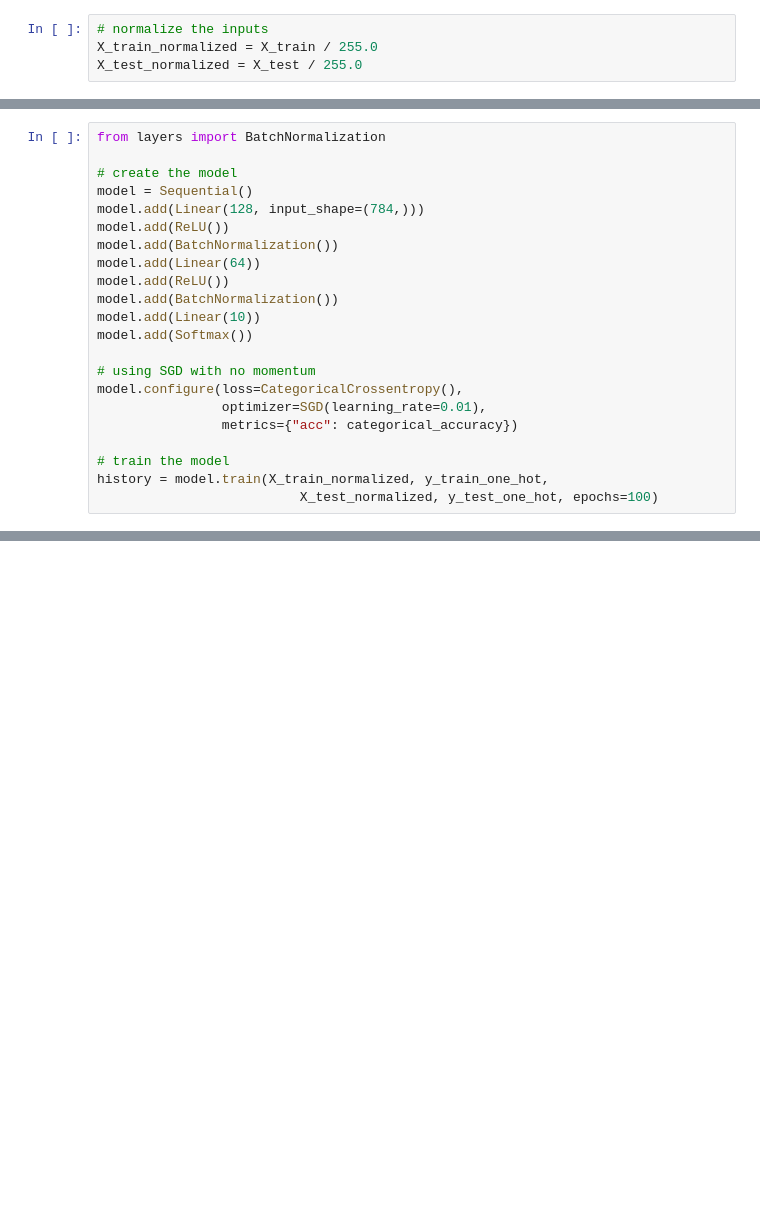
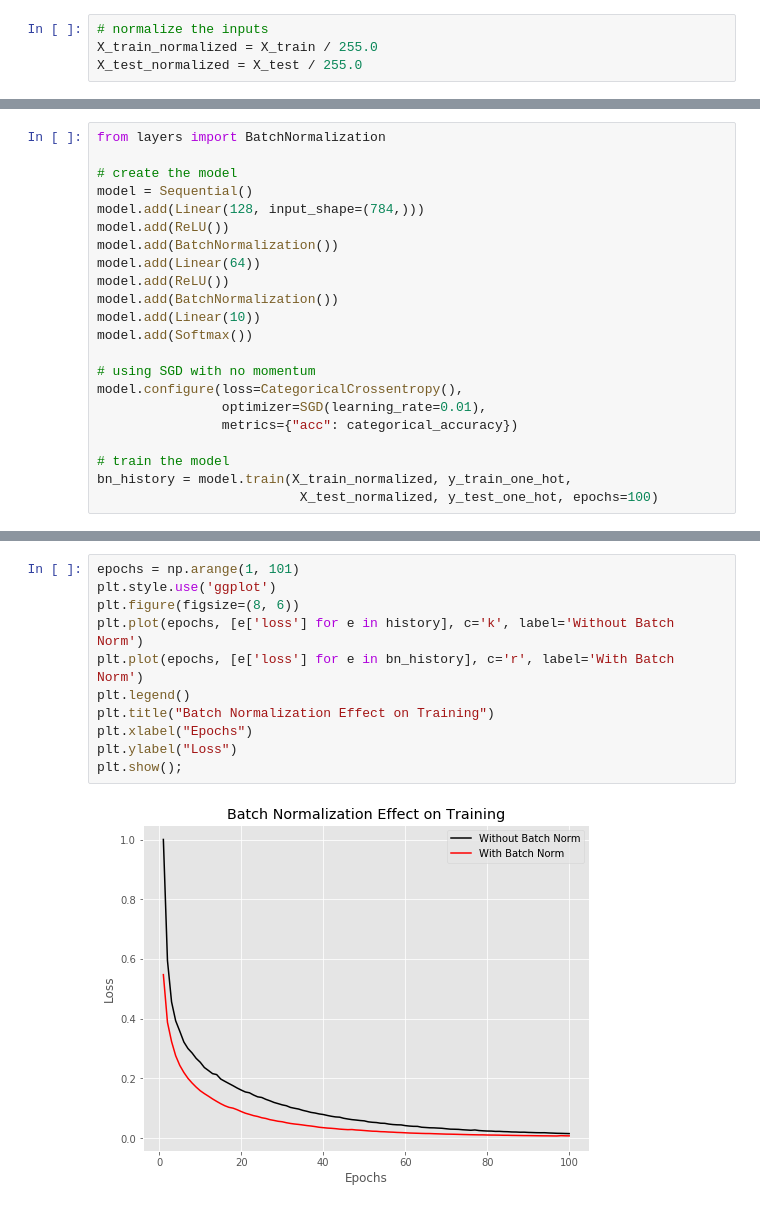
Before and after one commit to MoazAshraf/Deep-Learning-From-Scratch, a Jupyter notebook: demos/mnist_batchnorm_demo.ipynb, the cells around one changed output, grey strips where cells are left out. Saved outputs shown, nothing was run; the diff lists cells and outputs as text; blank space fills up the shorter version.

Commit message:
Added loss plots to the Batch Norm demo

```diff
--- a/demos/mnist_batchnorm_demo.ipynb
+++ b/demos/mnist_batchnorm_demo.ipynb
@@ -139,6 +139,6 @@ model.configure(loss=CategoricalCrossentropy(),
                 metrics={"acc": categorical_accuracy})
 
 # train the model
-history = model.train(X_train_normalized, y_train_one_hot,
+bn_history = model.train(X_train_normalized, y_train_one_hot,
                           X_test_normalized, y_test_one_hot, epochs=100)
 # %% [output]
@@ -161,0 +162,13 @@ Epoch 100       loss=0.006969   val_loss=0.179297       acc=0.999667    val_acc=
+# %%
+epochs = np.arange(1, 101)
+plt.style.use('ggplot')
+plt.figure(figsize=(8, 6))
+plt.plot(epochs, [e['loss'] for e in history], c='k', label='Without Batch Norm')
+plt.plot(epochs, [e['loss'] for e in bn_history], c='r', label='With Batch Norm')
+plt.legend()
+plt.title("Batch Normalization Effect on Training")
+plt.xlabel("Epochs")
+plt.ylabel("Loss")
+plt.show();
+# %% [output]
+[figure, added]
```
Also changed, not shown: parts of 2 cells of this notebook, 1 other file.
